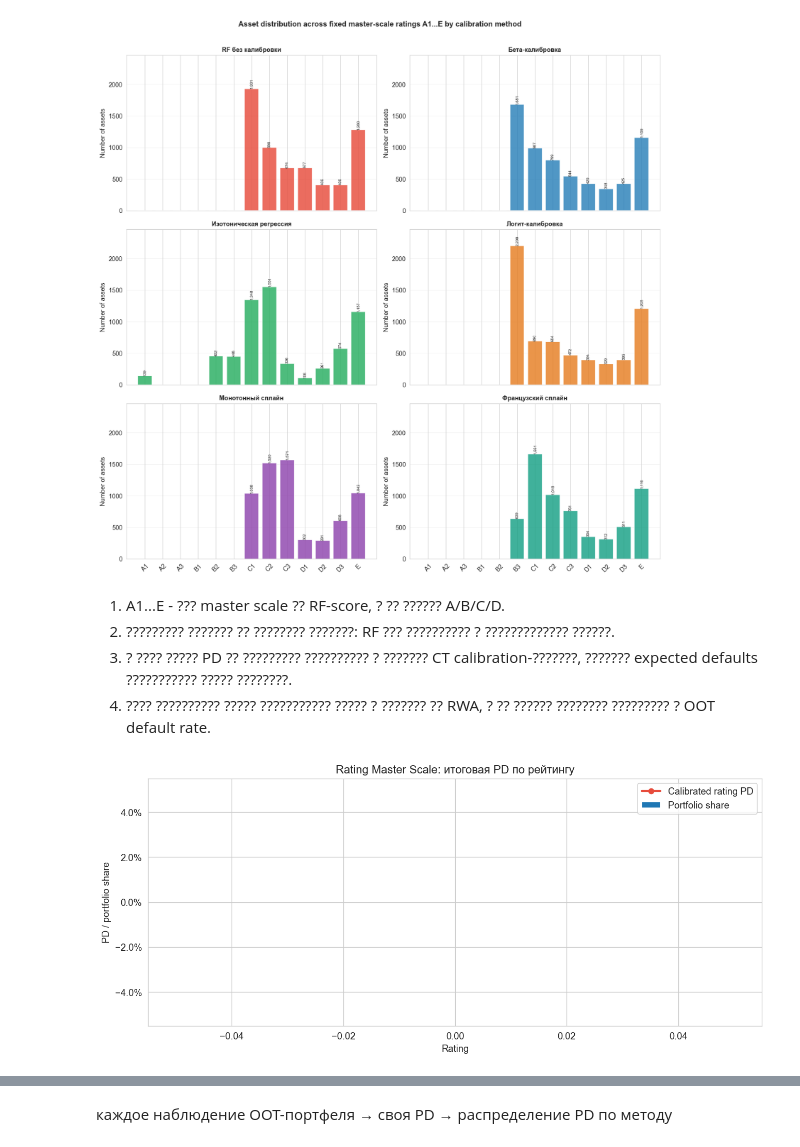
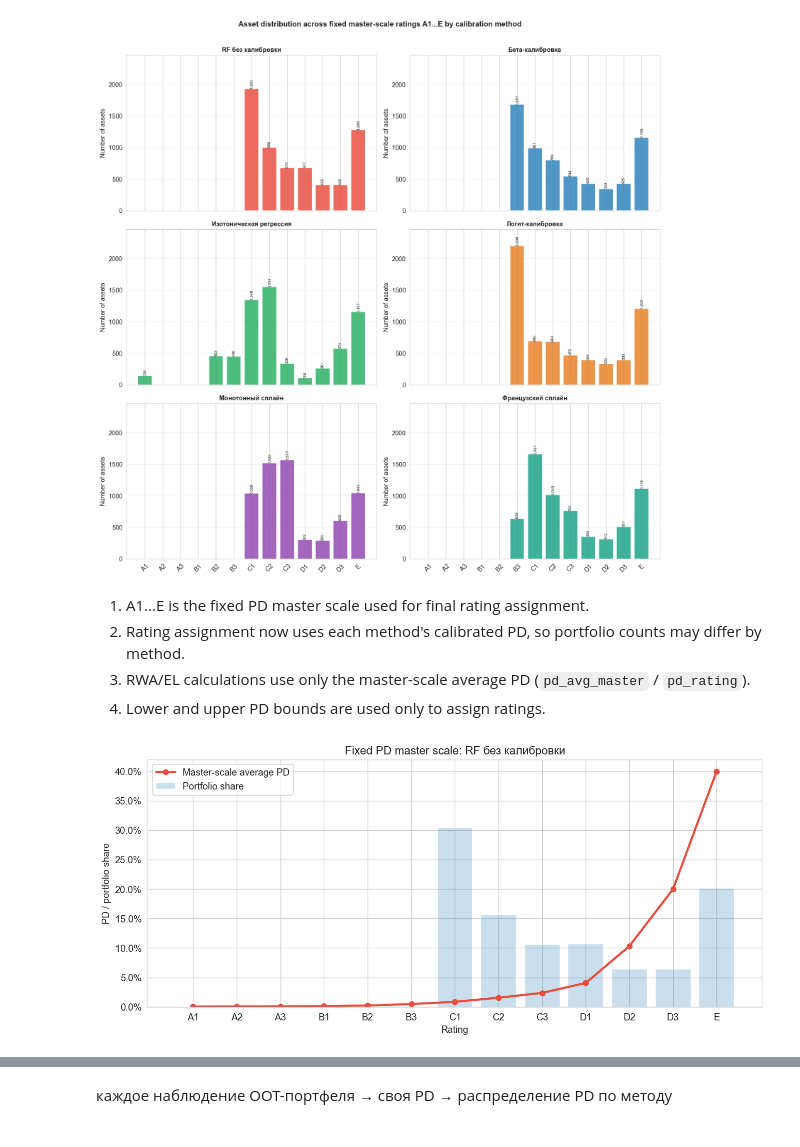
Before and after one commit to ddudenko275-boop/ColebrationTedo, a Jupyter notebook: notebooks/pd_calibration.ipynb, the cells around one changed output, grey strips where cells are left out. Saved outputs shown, nothing was run; the diff lists cells and outputs as text; code cells hidden in the pictures.

Commit message:
Synchronize fixed master scale comparison charts

```diff
--- a/notebooks/pd_calibration.ipynb
+++ b/notebooks/pd_calibration.ipynb
@@ -871,51 +884,59 @@ plt.show()
 # %% [output]
 [figure]
 # %% [markdown]
-1. A1...E - ??? master scale ?? RF-score, ? ?? ?????? A/B/C/D.
-2. ????????? ??????? ?? ???????? ???????: RF ??? ?????????? ? ????????????? ??????.
-3. ? ???? ????? PD ?? ????????? ?????????? ? ??????? CT calibration-???????, ??????? expected defaults ??????????? ????? ????????.
-4. ???? ?????????? ????? ??????????? ????? ? ??????? ?? RWA, ? ?? ?????? ???????? ????????? ? OOT default rate.
+1. A1...E is the fixed PD master scale used for final rating assignment.
+2. Rating assignment now uses each method's calibrated PD, so portfolio counts may differ by method.
+3. RWA/EL calculations use only the master-scale average PD (`pd_avg_master` / `pd_rating`).
+4. Lower and upper PD bounds are used only to assign ratings.
 # %%
+base_fixed_method = "RF \u0431\u0435\u0437 \u043a\u0430\u043b\u0438\u0431\u0440\u043e\u0432\u043a\u0438"
+plot_scale = fixed_master_scale_panel[
+    fixed_master_scale_panel["method"] == base_fixed_method
+].copy()
+
 fig, ax = plt.subplots(figsize=(11, 5))
-plot_scale = master_scale_panel[master_scale_panel["method"] == master_scale_method].copy()
 ax.plot(
     plot_scale["rating"],
     plot_scale["pd_rating"],
     marker="o",
     linewidth=2.5,
     color=COLORS[0],
-    label="Calibrated rating PD",
+    label="Master-scale average PD",
 )
 ax.bar(
     plot_scale["rating"],
     plot_scale["portfolio_count_share"],
     alpha=0.25,
     color=COLORS[1],
     label="Portfolio share",
 )
 ax.set_xlabel("Rating")
 ax.set_ylabel("PD / portfolio share")
-ax.set_title("Rating Master Scale: итоговая PD по рейтингу")
+ax.set_title(f"Fixed PD master scale: {base_fixed_method}")
 ax.yaxis.set_major_formatter(PercentFormatter(1.0))
 ax.legend()
 plt.tight_layout()
 plt.show()
 
 display(
-    master_scale_capital[[
+    fixed_master_scale_rwa_summary[[
         "total_ead",
         "total_expected_loss",
+        "total_unexpected_loss_capital",
+        "total_el_plus_ul_capital",
         "total_rwa",
         "total_required_capital",
         "rwa_rate_to_ead",
     ]]
     .style.format({
         "total_ead": "{:,.0f}",
         "total_expected_loss": "{:,.0f}",
+        "total_unexpected_loss_capital": "{:,.0f}",
+        "total_el_plus_ul_capital": "{:,.0f}",
         "total_rwa": "{:,.0f}",
         "total_required_capital": "{:,.0f}",
         "rwa_rate_to_ead": "{:.2%}",
     })
 )
 # %% [output]
-[figure, old version]
+[figure, new version]
```
Also changed, not shown: parts of 6 cells of this notebook.
